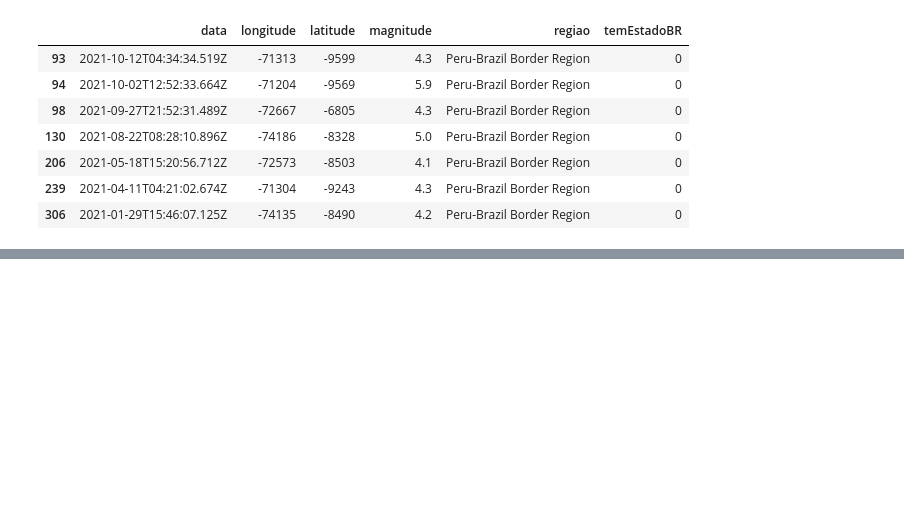
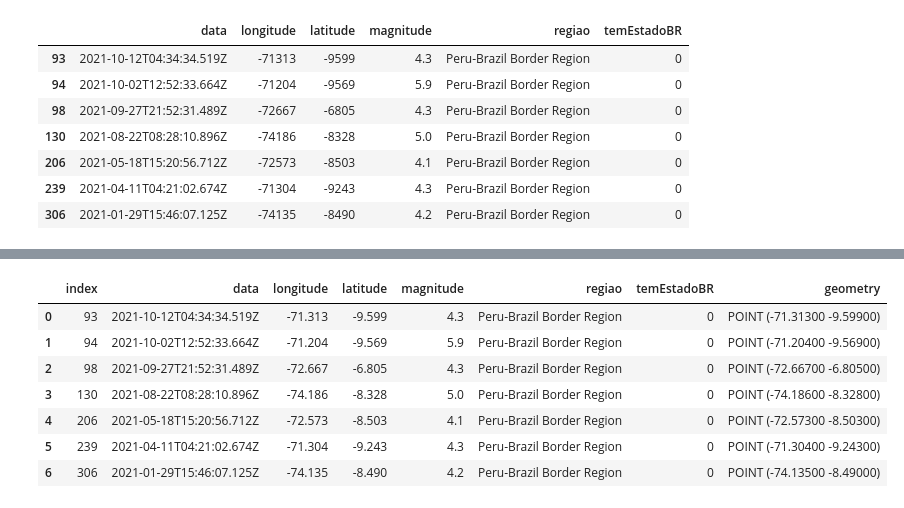
Before and after one commit to casjunior93/Analise-de-terromotos-ocorridos-no-Brasil-desde-1900, a Jupyter notebook: Terremotos_no_Brasil.ipynb, the cells around one changed output, grey strips where cells are left out. Saved outputs shown, nothing was run; the diff lists cells and outputs as text; code cells hidden in the pictures; blank space fills up the shorter version.

```diff
--- a/Terremotos_no_Brasil.ipynb
+++ b/Terremotos_no_Brasil.ipynb
@@ -181,7 +165,8 @@ df_uterremotos.drop(df_uterremotos.loc[df_uterremotos['regiao']=='Central Bolivi
 df_uterremotos.drop(df_uterremotos.loc[df_uterremotos['regiao']=='Uruguay'].index, inplace=True)
 df_uterremotos.drop(df_uterremotos.loc[df_uterremotos['regiao']=='Northeastern Argentina'].index, inplace=True)
 # %%
-df_uterremotos.loc[df_uterremotos.temEstadoBR == 0].head(10)
+df_semEstados = df_uterremotos.loc[df_uterremotos.temEstadoBR == 0]
+df_semEstados.head(10)
 # %% [output]
 |  | data | longitude | latitude | magnitude | regiao | temEstadoBR |
 | 93 | 2021-10-12T04:34:34.519Z | -71313 | -9599 | 4.3 | Peru-Brazil Border Region | 0 |
@@ -193,0 +205,4 @@ df_uterremotos.loc[df_uterremotos.temEstadoBR == 0].head(10)
+# %%
+gpd.io.file.fiona.drvsupport.supported_drivers['KML'] = 'rw'
+meu_mapa = gpd.read_file('/content/drive/MyDrive/ANÁLISES DE DADOS/Terremotos/KML BRASIL/SEPARACAO POR REGIA/Norte.kml', driver='KML')
+meu_mapa
@@ -193,0 +223,3 @@ df_uterremotos.loc[df_uterremotos.temEstadoBR == 0].head(10)
+# %%
+df_semEstados['longitude'] = df_semEstados['longitude']/1000
+df_semEstados['latitude'] = df_semEstados['latitude']/1000
@@ -193,0 +230,15 @@ df_uterremotos.loc[df_uterremotos.temEstadoBR == 0].head(10)
+# %%
+localizacoes_geo = gpd.GeoDataFrame(df_semEstados,
+                                    crs = {'init': 'epsg:4326'},
+                                    geometry = pontos_geometricos)
+localizacoes_geo = localizacoes_geo.reset_index()
+localizacoes_geo
+# %% [output]
+|  | index | data | longitude | latitude | magnitude | regiao | temEstadoBR | geometry |
+| 0 | 93 | 2021-10-12T04:34:34.519Z | -71.313 | -9.599 | 4.3 | Peru-Brazil Border Region | 0 | POINT (-71.31300 -9.59900) |
+| 1 | 94 | 2021-10-02T12:52:33.664Z | -71.204 | -9.569 | 5.9 | Peru-Brazil Border Region | 0 | POINT (-71.20400 -9.56900) |
+| 2 | 98 | 2021-09-27T21:52:31.489Z | -72.667 | -6.805 | 4.3 | Peru-Brazil Border Region | 0 | POINT (-72.66700 -6.80500) |
+| 3 | 130 | 2021-08-22T08:28:10.896Z | -74.186 | -8.328 | 5.0 | Peru-Brazil Border Region | 0 | POINT (-74.18600 -8.32800) |
+| 4 | 206 | 2021-05-18T15:20:56.712Z | -72.573 | -8.503 | 4.1 | Peru-Brazil Border Region | 0 | POINT (-72.57300 -8.50300) |
+| 5 | 239 | 2021-04-11T04:21:02.674Z | -71.304 | -9.243 | 4.3 | Peru-Brazil Border Region | 0 | POINT (-71.30400 -9.24300) |
+| 6 | 306 | 2021-01-29T15:46:07.125Z | -74.135 | -8.490 | 4.2 | Peru-Brazil Border Region | 0 | POINT (-74.13500 -8.49000) |
```
Also changed, not shown: parts of 17 cells of this notebook.
